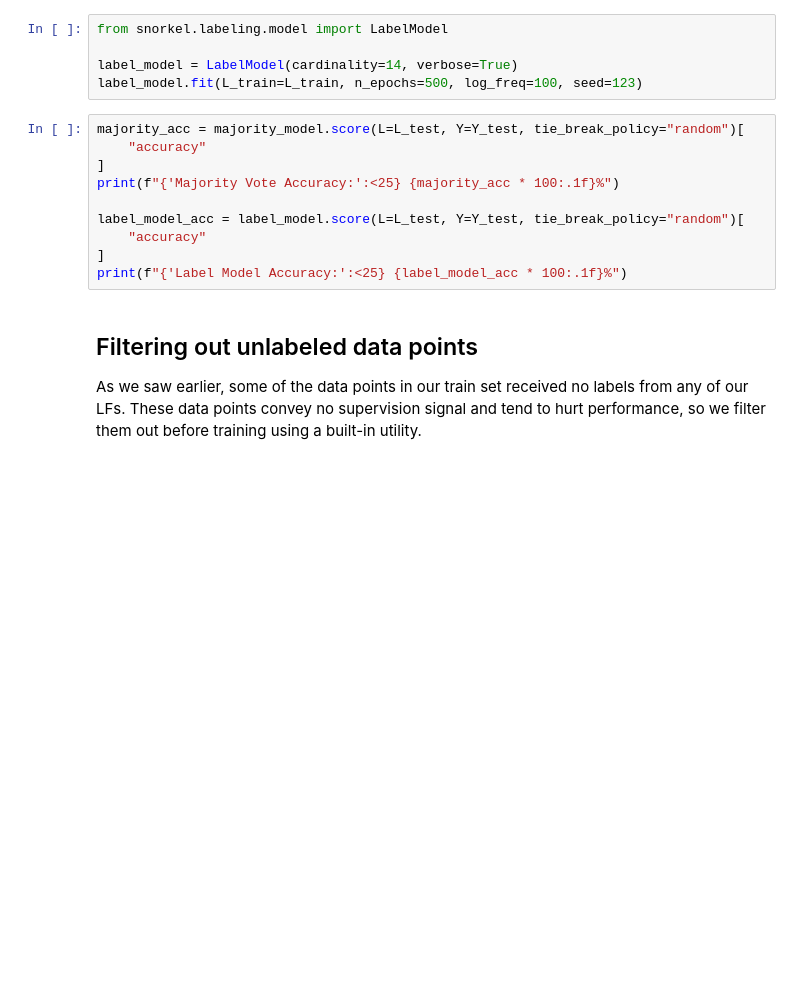
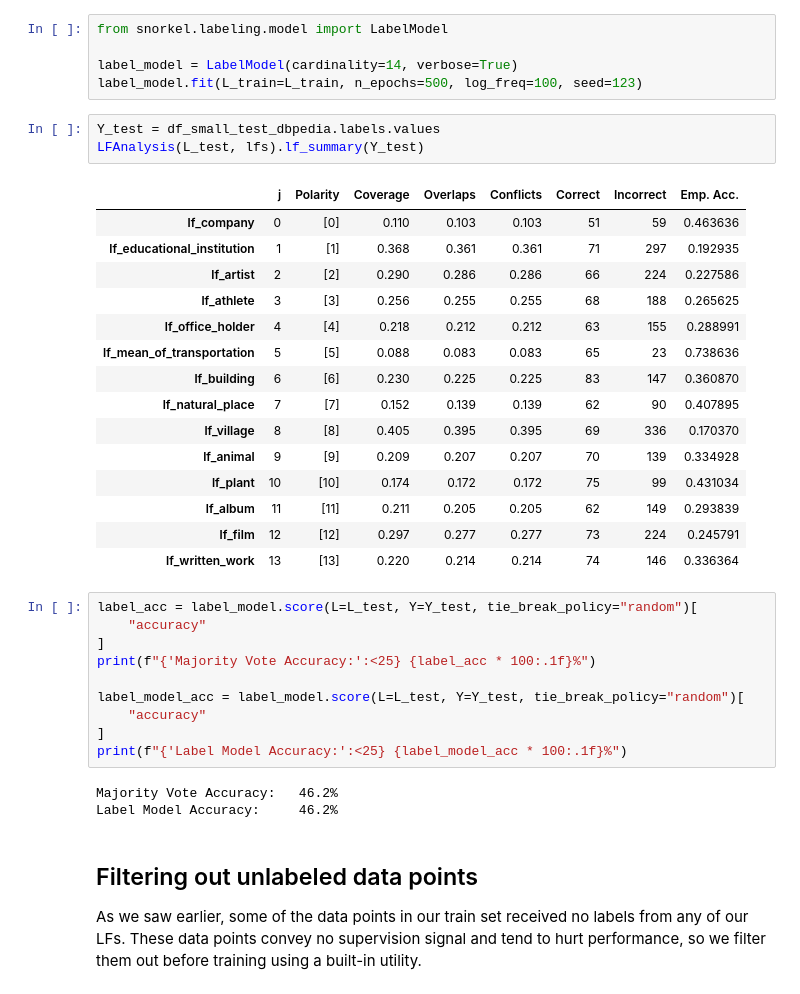
Before and after one commit to JayThibs/Weak-Supervised-Learning-Case-Study, a Jupyter notebook: text_classifier/notebooks/03_dbpedia_14_snorkel_dataset_labeling.ipynb, the cells around one changed output. Drawn from its saved outputs; the diff is of its cells as text; blank space fills up the shorter version.

```diff
--- a/text_classifier/notebooks/03_dbpedia_14_snorkel_dataset_labeling.ipynb
+++ b/text_classifier/notebooks/03_dbpedia_14_snorkel_dataset_labeling.ipynb
@@ -604,16 +793,38 @@ from snorkel.labeling.model import LabelModel
 
 label_model = LabelModel(cardinality=14, verbose=True)
 label_model.fit(L_train=L_train, n_epochs=500, log_freq=100, seed=123)
+# %%
+Y_test = df_small_test_dbpedia.labels.values
+LFAnalysis(L_test, lfs).lf_summary(Y_test)
+# %% [output]
+|  | j | Polarity | Coverage | Overlaps | Conflicts | Correct | Incorrect | Emp. Acc. |
+| lf_company | 0 | [0] | 0.110 | 0.103 | 0.103 | 51 | 59 | 0.463636 |
+| lf_educational_institution | 1 | [1] | 0.368 | 0.361 | 0.361 | 71 | 297 | 0.192935 |
+| lf_artist | 2 | [2] | 0.290 | 0.286 | 0.286 | 66 | 224 | 0.227586 |
+| lf_athlete | 3 | [3] | 0.256 | 0.255 | 0.255 | 68 | 188 | 0.265625 |
+| lf_office_holder | 4 | [4] | 0.218 | 0.212 | 0.212 | 63 | 155 | 0.288991 |
+| lf_mean_of_transportation | 5 | [5] | 0.088 | 0.083 | 0.083 | 65 | 23 | 0.738636 |
+| lf_building | 6 | [6] | 0.230 | 0.225 | 0.225 | 83 | 147 | 0.360870 |
+| lf_natural_place | 7 | [7] | 0.152 | 0.139 | 0.139 | 62 | 90 | 0.407895 |
+| lf_village | 8 | [8] | 0.405 | 0.395 | 0.395 | 69 | 336 | 0.170370 |
+| lf_animal | 9 | [9] | 0.209 | 0.207 | 0.207 | 70 | 139 | 0.334928 |
+| lf_plant | 10 | [10] | 0.174 | 0.172 | 0.172 | 75 | 99 | 0.431034 |
+| lf_album | 11 | [11] | 0.211 | 0.205 | 0.205 | 62 | 149 | 0.293839 |
+| lf_film | 12 | [12] | 0.297 | 0.277 | 0.277 | 73 | 224 | 0.245791 |
+| lf_written_work | 13 | [13] | 0.220 | 0.214 | 0.214 | 74 | 146 | 0.336364 |
 # %%
-majority_acc = majority_model.score(L=L_test, Y=Y_test, tie_break_policy="random")[
+label_acc = label_model.score(L=L_test, Y=Y_test, tie_break_policy="random")[
     "accuracy"
 ]
-print(f"{'Majority Vote Accuracy:':<25} {majority_acc * 100:.1f}%")
+print(f"{'Majority Vote Accuracy:':<25} {label_acc * 100:.1f}%")
 
 label_model_acc = label_model.score(L=L_test, Y=Y_test, tie_break_policy="random")[
     "accuracy"
 ]
 print(f"{'Label Model Accuracy:':<25} {label_model_acc * 100:.1f}%")
+# %% [output]
+Majority Vote Accuracy:   46.2%
+Label Model Accuracy:     46.2%
 # %% [markdown]
 ## Filtering out unlabeled data points
 
```
Also changed, not shown: parts of 27 cells of this notebook.
